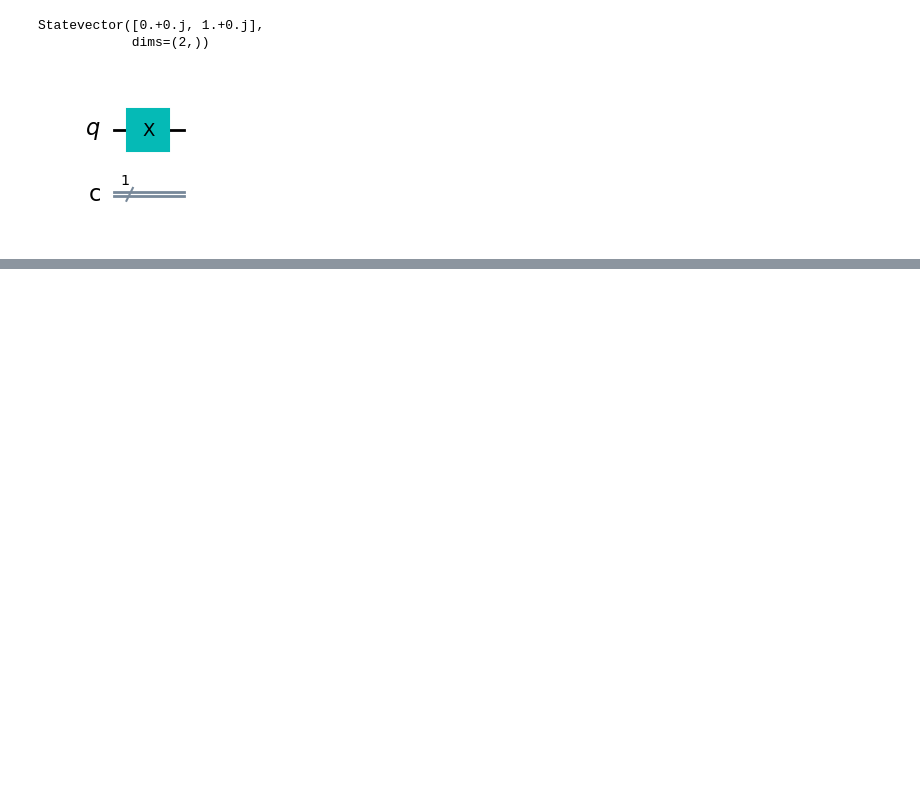
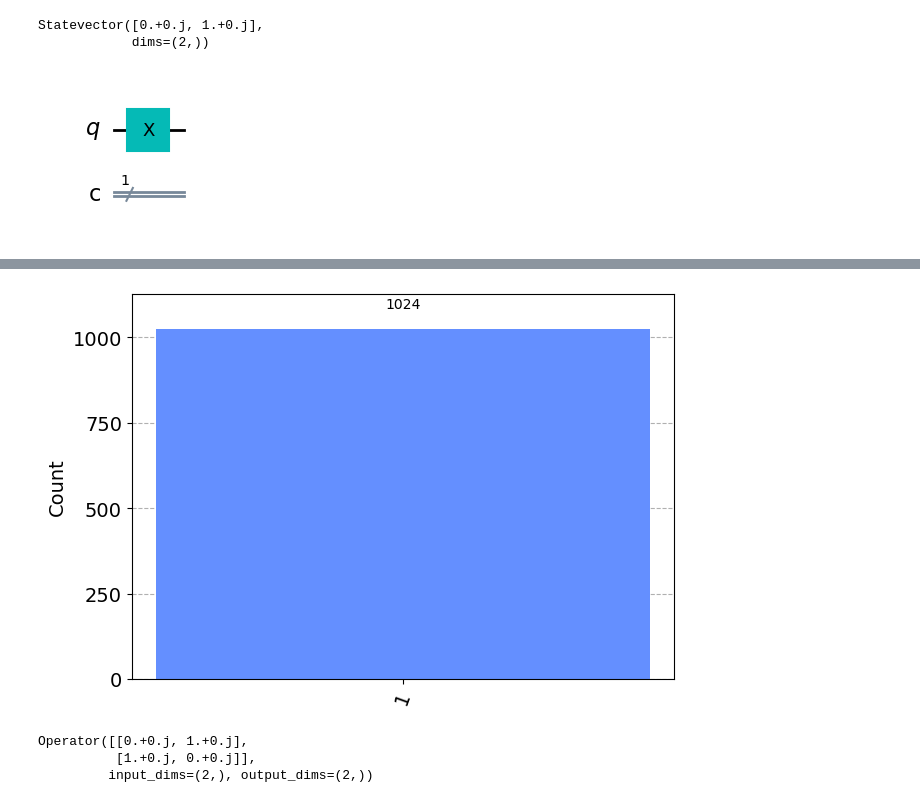
Before and after one commit to haichangsi/quantum-circuits, a Jupyter notebook: quantum-circuits/Blocks.ipynb, the cells around one changed output, grey strips where cells are left out. Drawn from its saved outputs; the diff is of its cells as text; code cells hidden in the pictures; blank space fills up the shorter version.

```diff
--- a/quantum-circuits/Blocks.ipynb
+++ b/quantum-circuits/Blocks.ipynb
@@ -19,0 +39,5 @@ circuit.draw(output='mpl')
+# %%
+circuit.measure([0], [0])
+backend = Aer.get_backend('qasm_simulator')
+result = execute(circuit, backend=backend, shots = 1024).result()
+counts = result.get_counts()
@@ -19,0 +46,15 @@ circuit.draw(output='mpl')
+# %%
+plot_histogram(counts)
+# %% [output]
+[figure, added]
+# %%
+circuit = QuantumCircuit(1,1)
+circuit.x(0)
+simulator = Aer.get_backend('unitary_simulator')
+result = execute(circuit, backend=simulator).result()
+unitary = result.get_unitary()
+print(unitary)
+# %% [output]
+Operator([[0.+0.j, 1.+0.j],
+          [1.+0.j, 0.+0.j]],
+         input_dims=(2,), output_dims=(2,))
```
Also changed, not shown: parts of 3 cells of this notebook.
